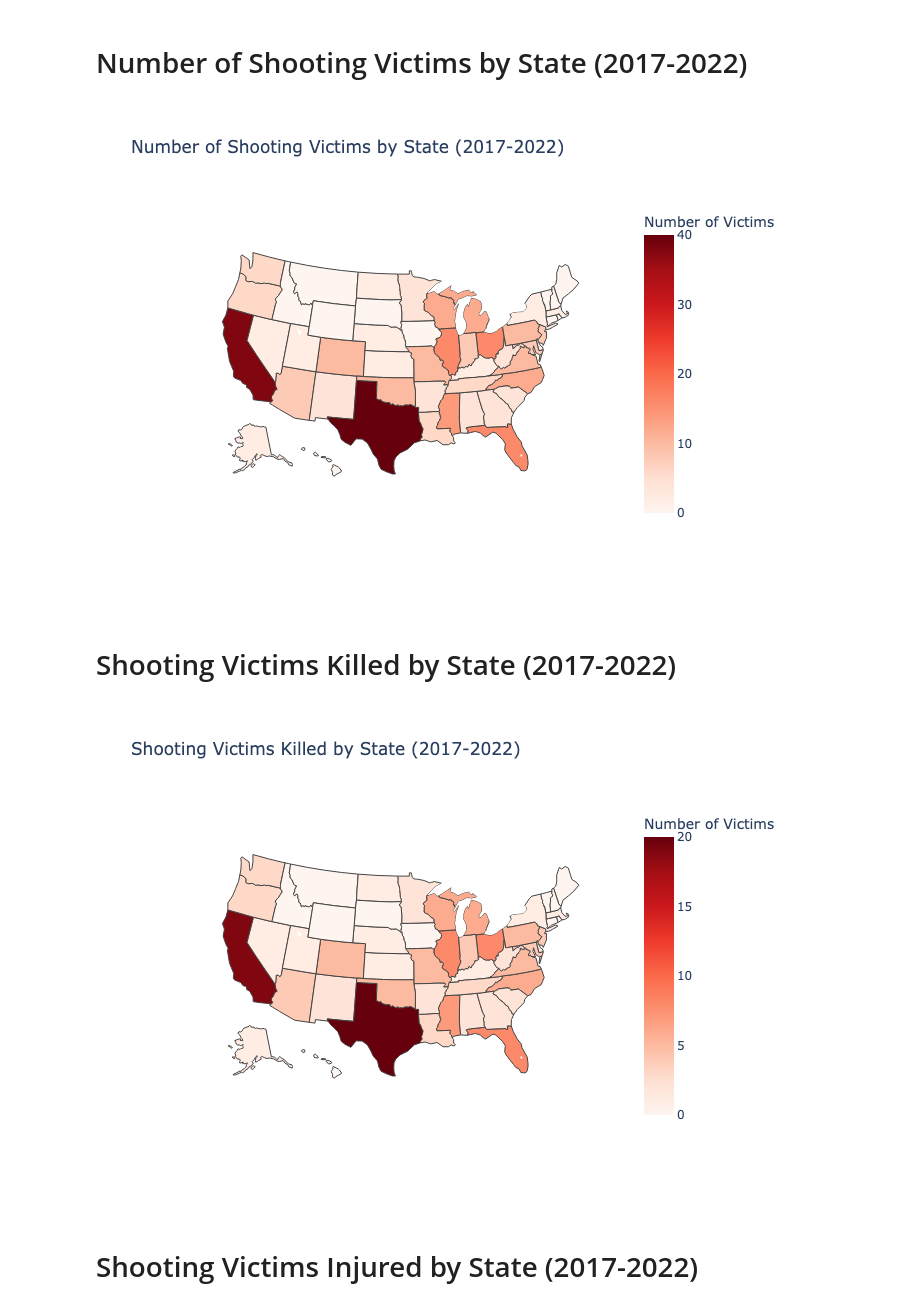
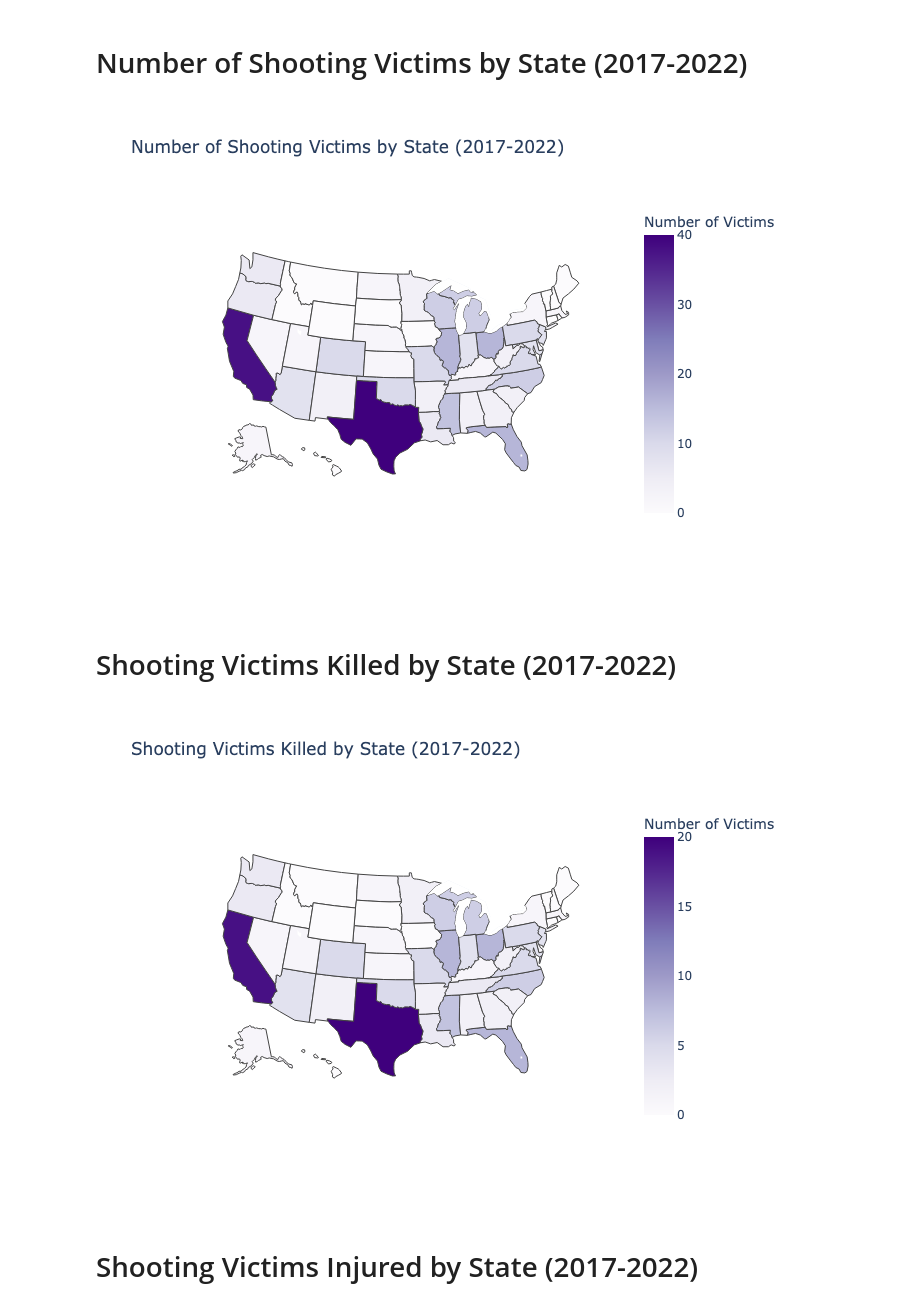
Before and after one commit to annednguyen00/CSC-698, a Jupyter notebook: 3. Dashboard/code/dashboard.ipynb, the cells around one changed output. Cells and saved outputs as stored; diff of their text form; code cells hidden in the pictures.

```diff
--- a/3. Dashboard/code/dashboard.ipynb
+++ b/3. Dashboard/code/dashboard.ipynb
@@ -456,39 +518,44 @@ victims_injured_2022 = pd.concat([victims_injured_2022, missing_states])
 state_victims = pd.concat([state_victims_2017, state_victims_2018, state_victims_2019,
                            state_victims_2020, state_victims_2021, state_victims_2022], axis=1)
 state_victims['2017-2022'] = state_victims.sum(axis=1)
+state_victims['state'] = state_victims.index.map(state_abbrev1)
 
 # killed
 victims_killed = pd.concat([victims_killed_2017, victims_killed_2018, victims_killed_2019,
                             victims_killed_2020, victims_killed_2021, victims_killed_2022], axis=1)
 victims_killed['2017-2022'] = victims_killed.sum(axis=1)
+victims_killed['state'] = victims_killed.index.map(state_abbrev1)
 
 # injured
 victims_injured = pd.concat([victims_injured_2017, victims_injured_2018, victims_injured_2019,
                              victims_injured_2020, victims_injured_2021, victims_injured_2022], axis=1)
 victims_injured['2017-2022'] = victims_injured.sum(axis=1)
+victims_injured['state'] = victims_injured.index.map(state_abbrev1)
 # %% [markdown]
 # Number of Shooting Victims by State (2017-2022)
 # %%
 state_victims_fig = go.Figure(data=go.Choropleth(locations=state_victims.index,
                                                  z=state_victims['2017-2022'],
+                                                 text=state_victims['state'],
                                                  locationmode='USA-states',
-                                                 colorscale='Reds',
+                                                 colorscale='Purples',
                                                  colorbar_title='Number of Victims'))
 
 state_victims_fig.update_layout(title_text='Number of Shooting Victims by State (2017-2022)',
                                 geo_scope='usa')
 
 img_bytes = state_victims_fig.to_image(format='png')
 Image(img_bytes)
 # %% [output]
-[figure, old version]
+[figure, new version]
 # %% [markdown]
 # Shooting Victims Killed by State (2017-2022)
 # %%
 victims_killed_fig = go.Figure(data=go.Choropleth(locations=victims_killed.index,
                                                   z=victims_killed['2017-2022'],
+                                                  text=victims_killed['state'],
                                                   locationmode='USA-states',
-                                                  colorscale='Reds',
+                                                  colorscale='Purples',
                                                   colorbar_title='Number of Victims'))
 
 victims_killed_fig.update_layout(title_text='Shooting Victims Killed by State (2017-2022)',
@@ -497,7 +564,7 @@ victims_killed_fig.update_layout(title_text='Shooting Victims Killed by State (2
 img_bytes = victims_killed_fig.to_image(format='png')
 Image(img_bytes)
 # %% [output]
-[figure, old version]
+[figure, new version]
 # %% [markdown]
 # Shooting Victims Injured by State (2017-2022)
 # %%
```
Also changed, not shown: parts of 39 cells of this notebook, 22 other files.
